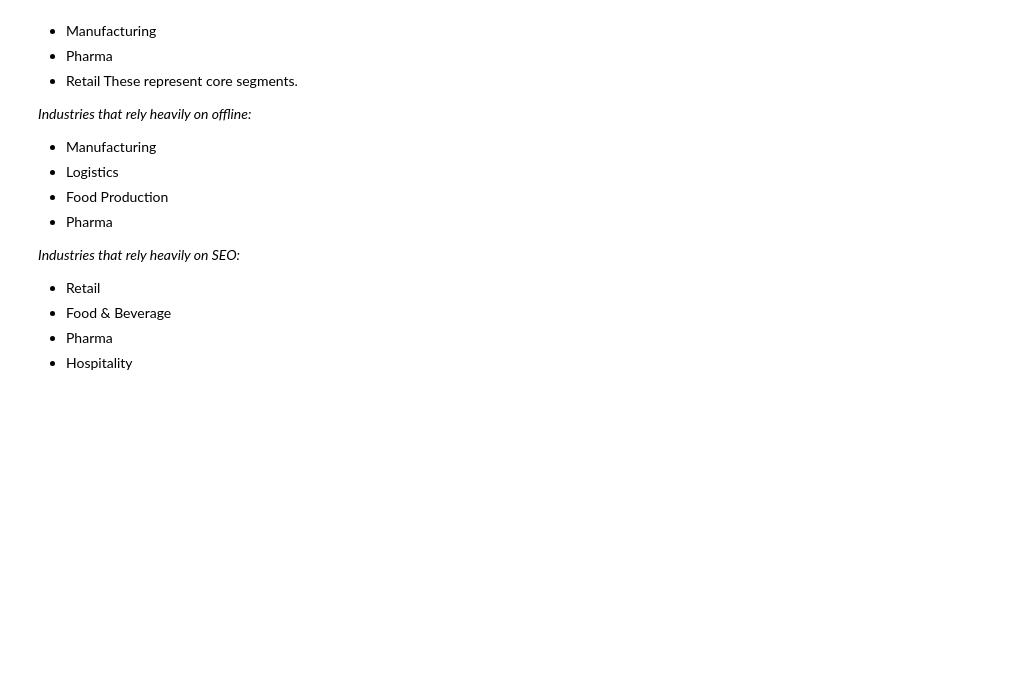
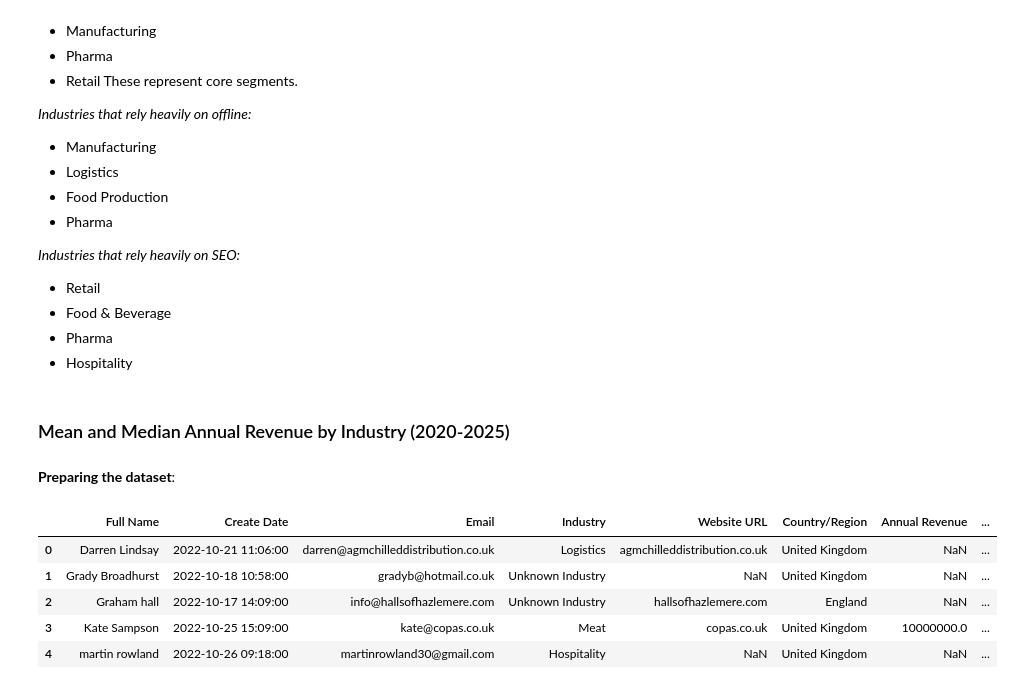
Before and after one commit to tihana-gray/pfda-big_project, a Jupyter notebook: contact_database_analysis.ipynb, the cells around one changed output. Cells and saved outputs as stored; diff of their text form; code cells hidden in the pictures; blank space fills up the shorter version.

Commit message:
preparing dataset for Mean and Median Annual Revenue by Industry (2020-2025)

```diff
--- a/contact_database_analysis.ipynb
+++ b/contact_database_analysis.ipynb
@@ -1161,3 +1161,22 @@ These represent core segments.
 - Food & Beverage
 - Pharma
 - Hospitality
+# %% [markdown]
+### Mean and Median Annual Revenue by Industry (2020-2025)
+# %% [markdown]
+**Preparing the dataset**:
+# %%
+# Selecting only valid analysis years: 2020–2025
+valid_years = [2020, 2021, 2022, 2023, 2024, 2025]
+
+df_rev = df[df['Year'].isin(valid_years)]
+# .isin() keeps only rows where Year is in the provided list
+
+df_rev.head()  # checking the filtered data
+# %% [output]
+|  | Full Name | Create Date | Email | Industry | Website URL | Country/Region | Annual Revenue | ... |
+| 0 | Darren Lindsay | 2022-10-21 11:06:00 | darren@agmchilleddistribution.co.uk | Logistics | agmchilleddistribution.co.uk | United Kingdom | NaN | ... |
+| 1 | Grady Broadhurst | 2022-10-18 10:58:00 | gradyb@hotmail.co.uk | Unknown Industry | NaN | United Kingdom | NaN | ... |
+| 2 | Graham hall | 2022-10-17 14:09:00 | info@hallsofhazlemere.com | Unknown Industry | hallsofhazlemere.com | England | NaN | ... |
+| 3 | Kate Sampson | 2022-10-25 15:09:00 | kate@copas.co.uk | Meat | copas.co.uk | United Kingdom | 10000000.0 | ... |
+| 4 | martin rowland | 2022-10-26 09:18:00 | martinrowland30@gmail.com | Hospitality | NaN | United Kingdom | NaN | ... |
```
Also changed, not shown: parts of 8 cells of this notebook.
